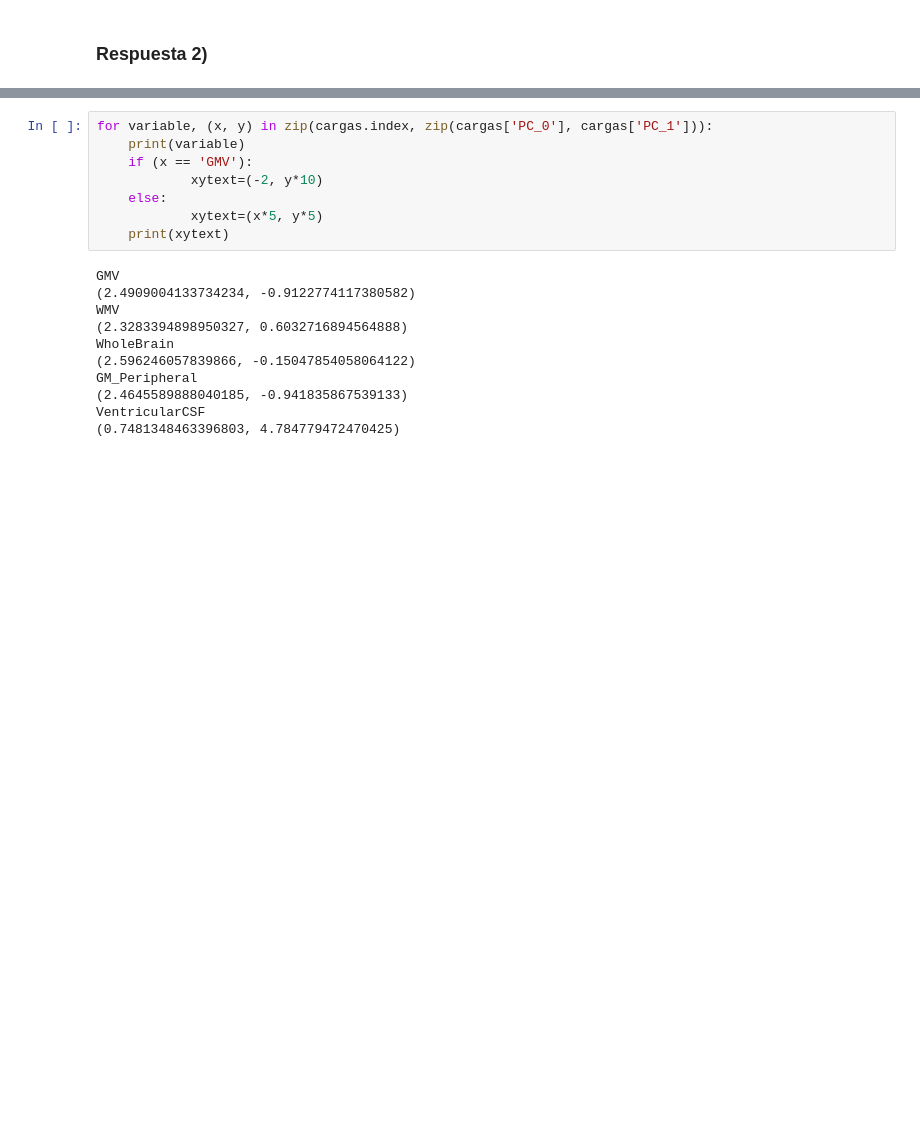
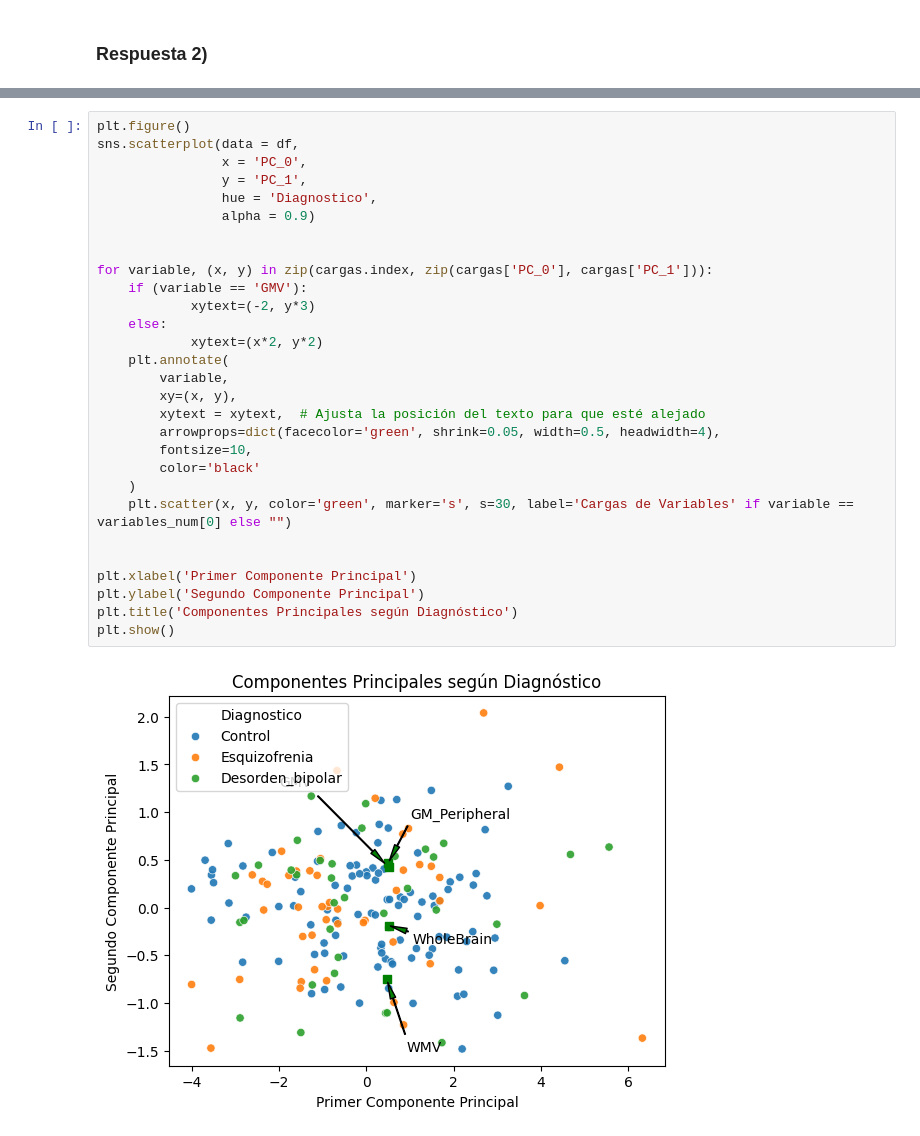
Before and after one commit to xlisouski/Neurociencia, a Jupyter notebook: TP_Unidad1_XimenaLisouski.ipynb, the cells around one changed output, grey strips where cells are left out. Cells and saved outputs as stored; diff of their text form; blank space fills up the shorter version.

```diff
--- a/TP_Unidad1_XimenaLisouski.ipynb
+++ b/TP_Unidad1_XimenaLisouski.ipynb
@@ -1201,19 +1239,31 @@ plt.show()
-# %%
-for variable, (x, y) in zip(cargas.index, zip(cargas['PC_0'], cargas['PC_1'])):
-    print(variable)
-    if (x == 'GMV'):
-            xytext=(-2, y*10)
-    else:
-            xytext=(x*5, y*5)
-    print(xytext)
-# %% [output]
-GMV
-(2.4909004133734234, -0.9122774117380582)
-WMV
-(2.3283394898950327, 0.6032716894564888)
-WholeBrain
-(2.596246057839866, -0.15047854058064122)
-GM_Peripheral
-(2.4645589888040185, -0.941835867539133)
-VentricularCSF
-(0.7481348463396803, 4.784779472470425)
+# %%
+plt.figure()
+sns.scatterplot(data = df,
+                x = 'PC_0',
+                y = 'PC_1',
+                hue = 'Diagnostico',
+                alpha = 0.9)
+
+
+for variable, (x, y) in zip(cargas.index, zip(cargas['PC_0'], cargas['PC_1'])):
+    if (variable == 'GMV'):
+            xytext=(-2, y*3)
+    else:
+            xytext=(x*2, y*2)
+    plt.annotate(
+        variable,
+        xy=(x, y),
+        xytext = xytext,  # Ajusta la posición del texto para que esté alejado
+        arrowprops=dict(facecolor='green', shrink=0.05, width=0.5, headwidth=4),
+        fontsize=10,
+        color='black'
+    )
+    plt.scatter(x, y, color='green', marker='s', s=30, label='Cargas de Variables' if variable == variables_num[0] else "")
+
+
+plt.xlabel('Primer Componente Principal')
+plt.ylabel('Segundo Componente Principal')
+plt.title('Componentes Principales según Diagnóstico')
+plt.show()
+# %% [output]
+[figure, added]
```
Also changed, not shown: parts of 2 cells of this notebook.
